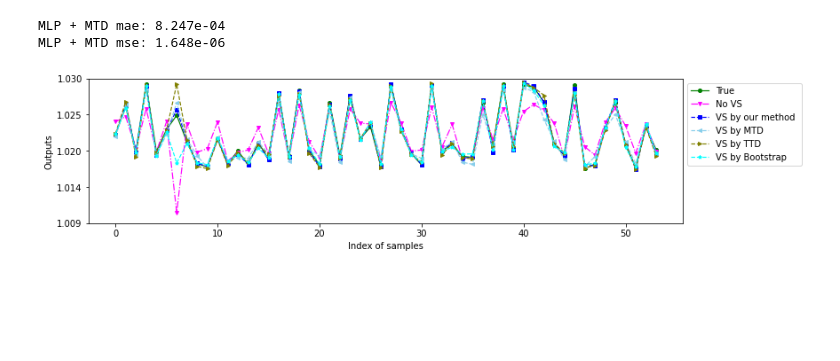
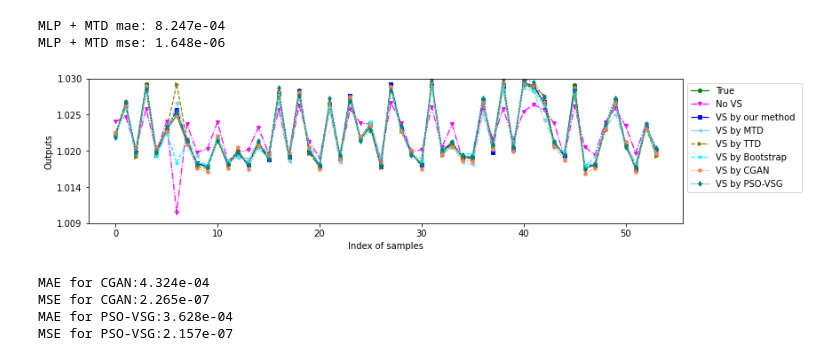
Before and after one commit to zhongsheng-chen/RegCGAN, a Jupyter notebook: notebook/run_hdpe_mlp_diff_vs.ipynb, the cells around one changed output. Saved outputs shown, nothing was run; the diff lists cells and outputs as text; code cells hidden in the pictures; blank space fills up the shorter version.

```diff
--- a/notebook/run_hdpe_mlp_diff_vs.ipynb
+++ b/notebook/run_hdpe_mlp_diff_vs.ipynb
@@ -289,26 +290,44 @@ file.close()
 # %%
 import pandas as pd
 
-dataframe = pd.read_csv(f"{fig_dir}/{basename(fig_dir)}_true_and_output.csv")
+dataframe = pd.read_csv(f"{fig_dir}/{basename(fig_dir)}_true_and_output_new.csv")
 
 y_true = dataframe.yTrue
 y_pred_baseline = dataframe.Baseline
 y_pred_mtd = dataframe.MTD
 y_pred_ttd = dataframe.TTD
 y_pred_bootstrap = dataframe.Bootstrap
 y_pred_cvt = dataframe.CVT
+y_pred_cgan = dataframe.CGAN
+y_pred_psovsg = dataframe.PSOVSG
 
 mse_cvt = mean_squared_error(y_true, y_pred_cvt)
 mse_mtd = mean_squared_error(y_true, y_pred_mtd)
 mse_ttd = mean_squared_error(y_true, y_pred_ttd)
 mse_boot = mean_squared_error(y_true, y_pred_bootstrap)
+mse_cgan = mean_squared_error(y_true, y_pred_cgan)
+mse_psovsg = mean_squared_error(y_true, y_pred_psovsg)
 mse_baseline = mean_squared_error(y_true, y_pred_baseline)
 
+
+mae_cgan = mean_absolute_error(y_true, y_pred_cgan)
+mae_psovsg = mean_absolute_error(y_true, y_pred_psovsg)
 
 ylim = [0.992*min(y_true), 1.0008*max(y_true)]
 plotting.plot_mlp_ypred(y_true, y_pred_baseline, y_pred_cvt,
                         y_pred_mtd, y_pred_ttd, y_pred_bootstrap,
+                        y_pred_cgan, y_pred_psovsg,
                         marker_size=4,line_width=1.2, fig_width=12, fig_height=3,
                         fig_dir=fig_dir, prefix="mlp_prediction_all", ylim=ylim, save_fig=True)
 # %% [output]
-[figure, old version]
+[figure, new version]
+# %%
+print(f"MAE for CGAN:{mae_cgan:.3e}")
+print(f"MSE for CGAN:{mse_cgan:.3e}")
+print(f"MAE for PSO-VSG:{mae_psovsg:.3e}")
+print(f"MSE for PSO-VSG:{mse_psovsg:.3e}")
+# %% [output]
+MAE for CGAN:4.324e-04
+MSE for CGAN:2.265e-07
+MAE for PSO-VSG:3.628e-04
+MSE for PSO-VSG:2.157e-07
```
Also changed, not shown: parts of 5 cells of this notebook, 3 other files.
